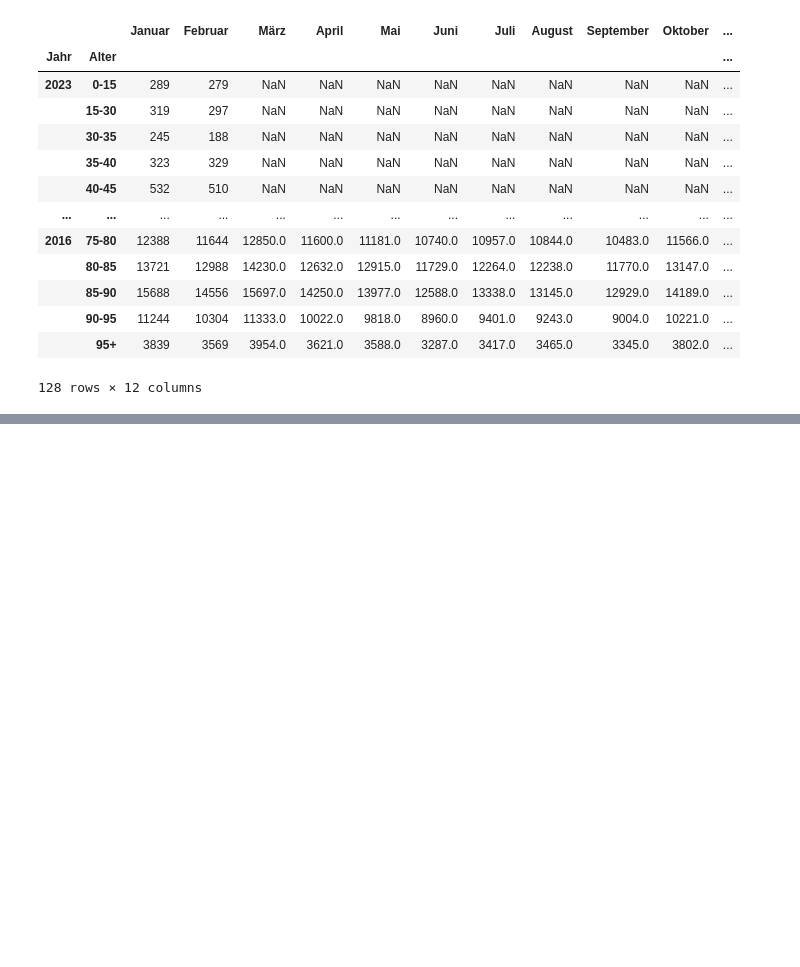
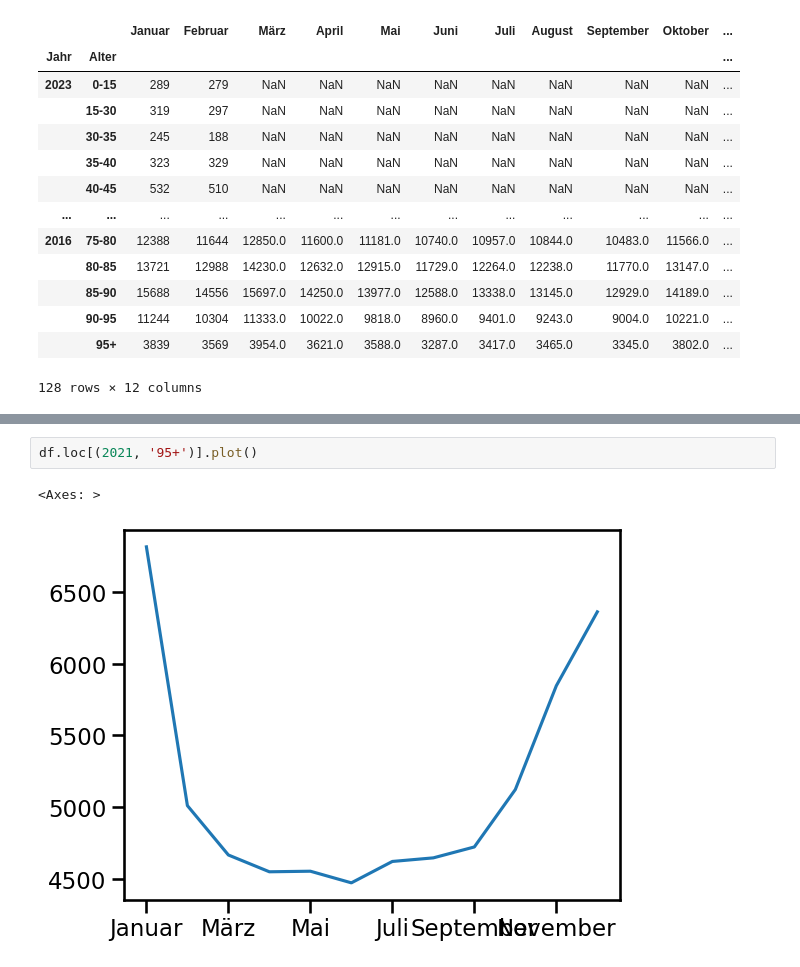
Before and after one commit to snilsn/death, a Jupyter notebook: plotting_test.ipynb, the cells around one changed output, grey strips where cells are left out. Saved outputs shown, nothing was run; the diff lists cells and outputs as text; blank space fills up the shorter version.

```diff
--- a/plotting_test.ipynb
+++ b/plotting_test.ipynb
@@ -117,0 +141,5 @@ for month, ax in zip(['Januar', 'Februar'], axes.ravel()):
+# %%
+df.loc[(2021, '95+')].plot()
+# %% [output]
+<Axes: >
+[figure, added]
```
Also changed, not shown: parts of 8 cells of this notebook.
